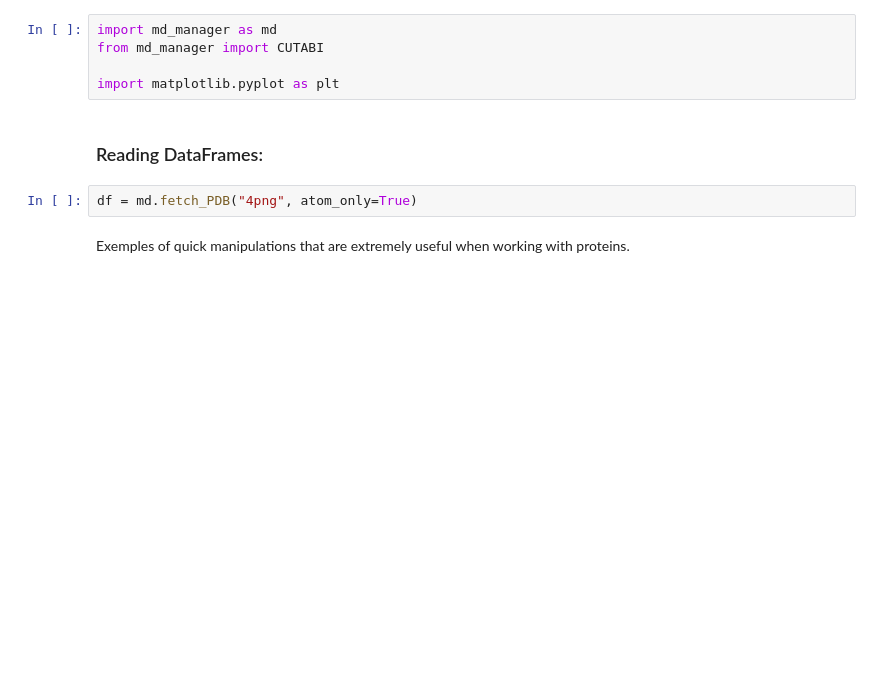
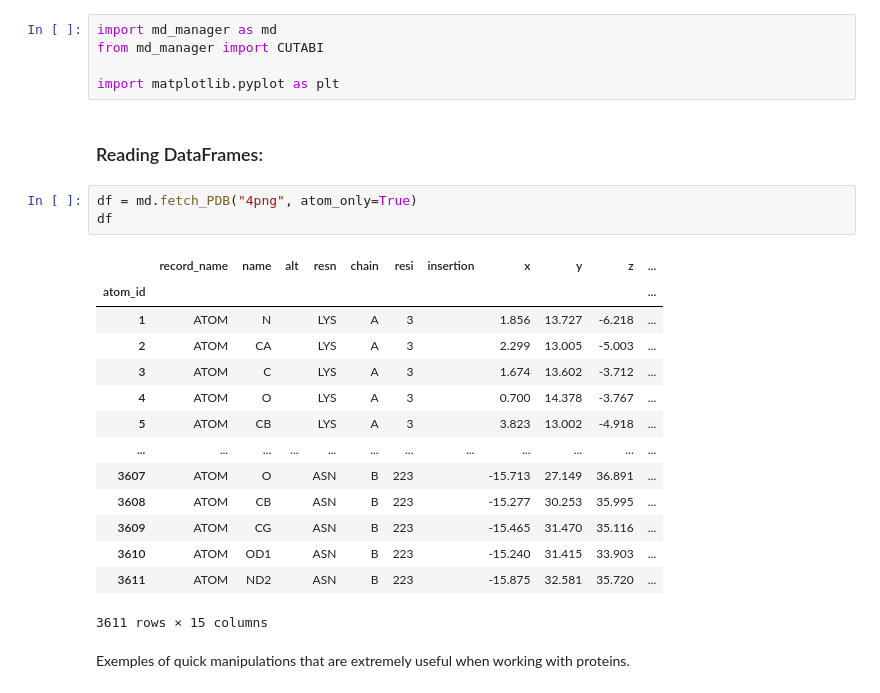
Before and after one commit to NicolasPetiot/md_manager, a Jupyter notebook: basic_usage.ipynb, the cells around one changed output. Drawn from its saved outputs; the diff is of its cells as text; blank space fills up the shorter version.

```diff
--- a/basic_usage.ipynb
+++ b/basic_usage.ipynb
@@ -7,6 +7,22 @@ import matplotlib.pyplot as plt
 ### Reading DataFrames:
 # %%
 df = md.fetch_PDB("4png", atom_only=True)
+df
+# %% [output]
+|  | record_name | name | alt | resn | chain | resi | insertion | x | y | z | ... |
+| atom_id |  |  |  |  |  |  |  |  |  |  | ... |
+| 1 | ATOM | N |  | LYS | A | 3 |  | 1.856 | 13.727 | -6.218 | ... |
+| 2 | ATOM | CA |  | LYS | A | 3 |  | 2.299 | 13.005 | -5.003 | ... |
+| 3 | ATOM | C |  | LYS | A | 3 |  | 1.674 | 13.602 | -3.712 | ... |
+| 4 | ATOM | O |  | LYS | A | 3 |  | 0.700 | 14.378 | -3.767 | ... |
+| 5 | ATOM | CB |  | LYS | A | 3 |  | 3.823 | 13.002 | -4.918 | ... |
+| ... | ... | ... | ... | ... | ... | ... | ... | ... | ... | ... | ... |
+| 3607 | ATOM | O |  | ASN | B | 223 |  | -15.713 | 27.149 | 36.891 | ... |
+| 3608 | ATOM | CB |  | ASN | B | 223 |  | -15.277 | 30.253 | 35.995 | ... |
+| 3609 | ATOM | CG |  | ASN | B | 223 |  | -15.465 | 31.470 | 35.116 | ... |
+| 3610 | ATOM | OD1 |  | ASN | B | 223 |  | -15.240 | 31.415 | 33.903 | ... |
+| 3611 | ATOM | ND2 |  | ASN | B | 223 |  | -15.875 | 32.581 | 35.720 | ... |
+3611 rows × 15 columns
 # %% [markdown]
 Exemples of quick manipulations that are extremely useful when working with proteins.
 # %%
```
Also changed, not shown: parts of 3 cells of this notebook, 1 other file.
